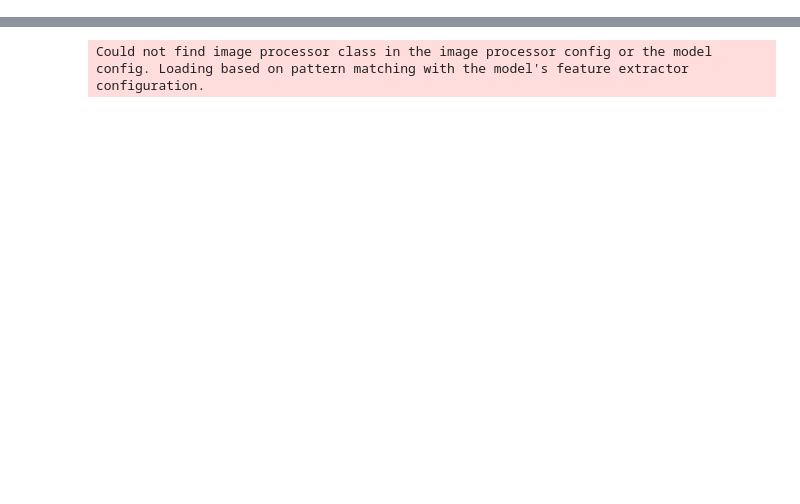
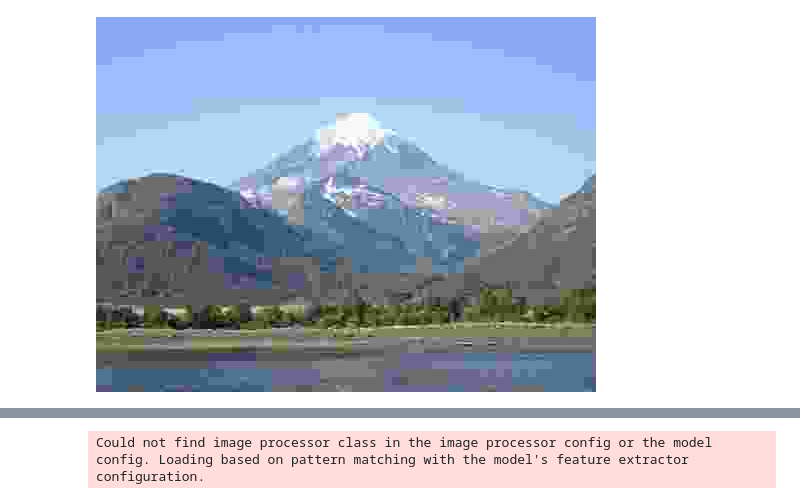
Before and after one commit to danjacobellis/moco, a Jupyter notebook: mpq.ipynb, the cells around one changed output, grey strips where cells are left out. Cells and saved outputs as stored; diff of their text form; code cells hidden in the pictures; blank space fills up the shorter version.

```diff
--- a/mpq.ipynb
+++ b/mpq.ipynb
@@ -38,8 +38,11 @@ from transformers import SegformerImageProcessor, SegformerForSemanticSegmentati
 # %%
-def jpeg_compress_quality_5(sample):
+def jpeg_compress(sample):
     img = sample['image']
+    w = img.width
+    h = img.height
     with BytesIO() as f:
         img.save(f, format='JPEG',quality=5)
         img = f.getvalue()
     sample['image'] = img
+    sample['bpp'] = 8*len(img)/(w*h)
     return sample
@@ -66,0 +138,4 @@ rdae = data.map(rdae_compress)
+# %%
+jpeg[2]['image']
+# %% [output]
+[figure, added]
```
Also changed, not shown: parts of 49 cells of this notebook.
